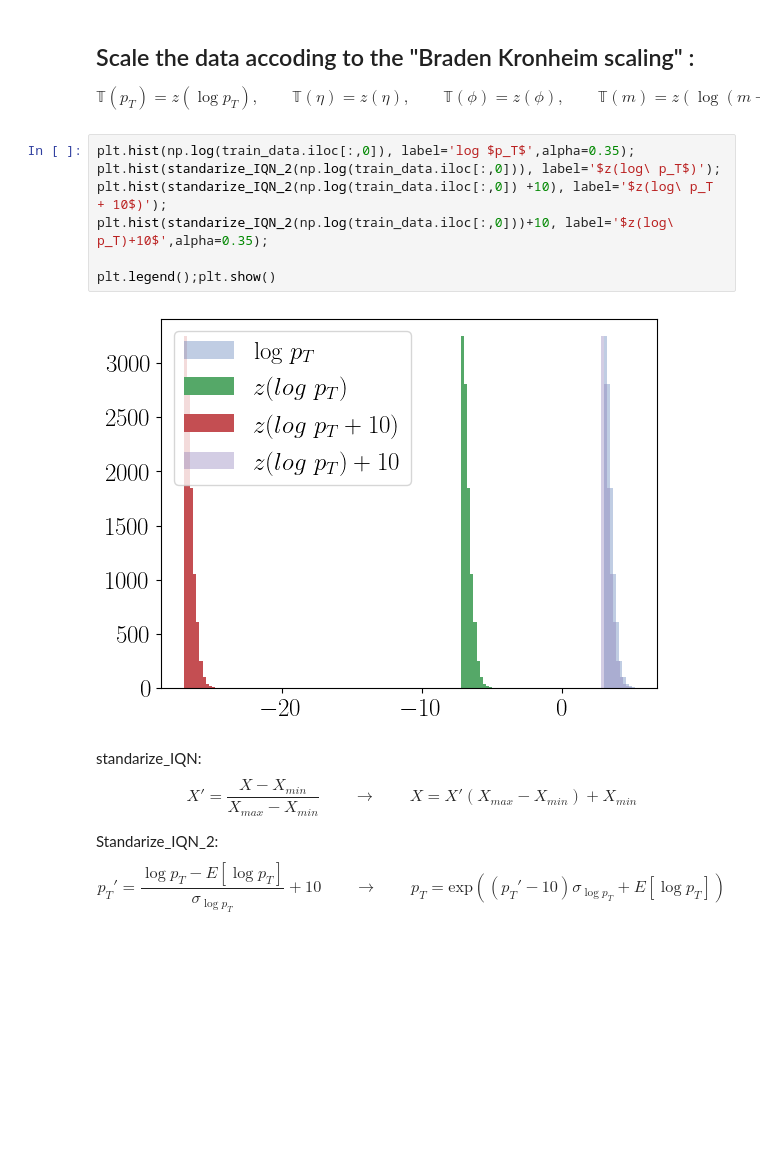
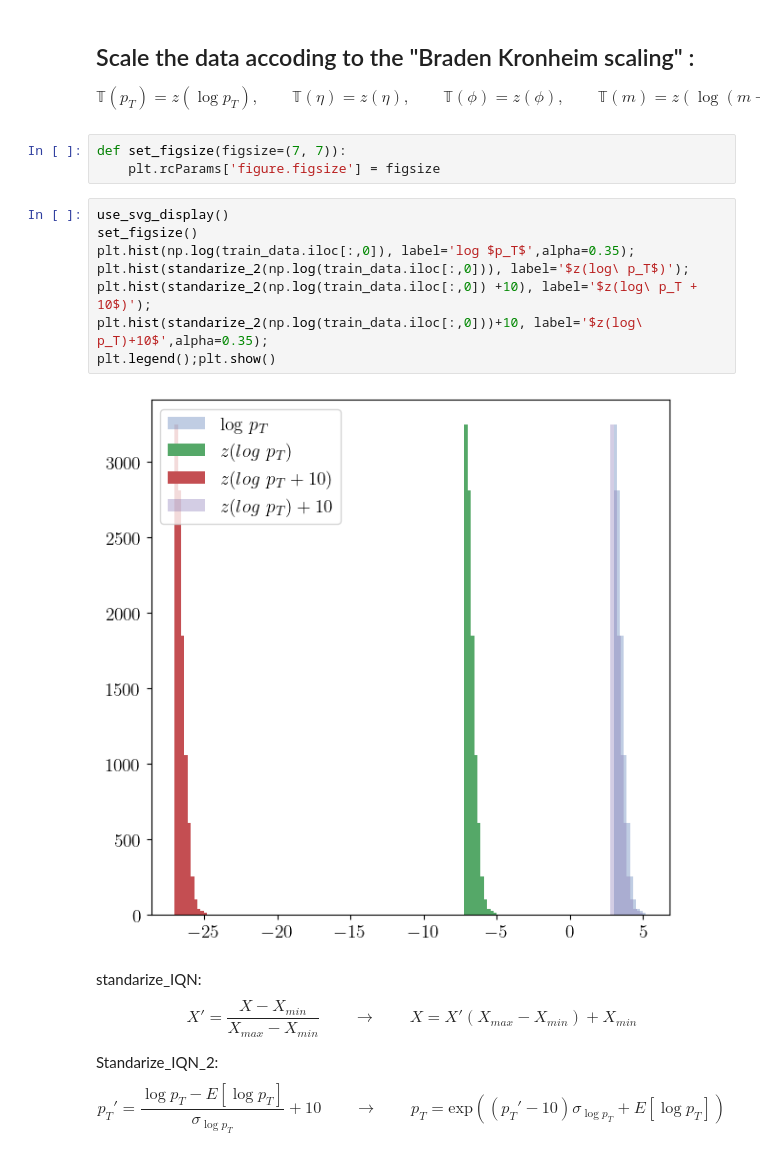
Before and after one commit to AliAlkadhim/torchQN, a Jupyter notebook: Braden_Scaling_TrainEval_Mass.ipynb, the cells around one changed output. Cells and saved outputs as stored; diff of their text form; blank space fills up the shorter version.

```diff
--- a/Braden_Scaling_TrainEval_Mass.ipynb
+++ b/Braden_Scaling_TrainEval_Mass.ipynb
@@ -249,15 +294,19 @@ def standarize_2(values):
 ## Scale the data accoding to the "Braden Kronheim scaling" :
 
 $$\mathbb{T}(p_T) = z(\log p_T), \qquad \mathbb{T}(\eta) = z(\eta), \qquad \mathbb{T}(\phi) = z(\phi), \qquad \mathbb{T}(m) = z(\log (m + 2)), \qquad  \mathbb{T}(\tau) = 6\tau - 3 $$
+# %%
+def set_figsize(figsize=(7, 7)):
+    plt.rcParams['figure.figsize'] = figsize
 # %%
+use_svg_display()
+set_figsize()
 plt.hist(np.log(train_data.iloc[:,0]), label='log $p_T$',alpha=0.35);
-plt.hist(standarize_IQN_2(np.log(train_data.iloc[:,0])), label='$z(log\ p_T$)');
-plt.hist(standarize_IQN_2(np.log(train_data.iloc[:,0]) +10), label='$z(log\ p_T + 10$)');
-plt.hist(standarize_IQN_2(np.log(train_data.iloc[:,0]))+10, label='$z(log\ p_T)+10$',alpha=0.35);
-
+plt.hist(standarize_2(np.log(train_data.iloc[:,0])), label='$z(log\ p_T$)');
+plt.hist(standarize_2(np.log(train_data.iloc[:,0]) +10), label='$z(log\ p_T + 10$)');
+plt.hist(standarize_2(np.log(train_data.iloc[:,0]))+10, label='$z(log\ p_T)+10$',alpha=0.35);
 plt.legend();plt.show()
 # %% [output]
-[figure, old version]
+[figure, new version]
 # %% [markdown]
 standarize_IQN:
 $$ X' = \frac{X-X_{min}}{X_{max}-X_{min}} \qquad \rightarrow \qquad X= X' (X_{max}-X_{min}) + X_{min}$$
```
Also changed, not shown: parts of 11 cells of this notebook, 2 other files.
